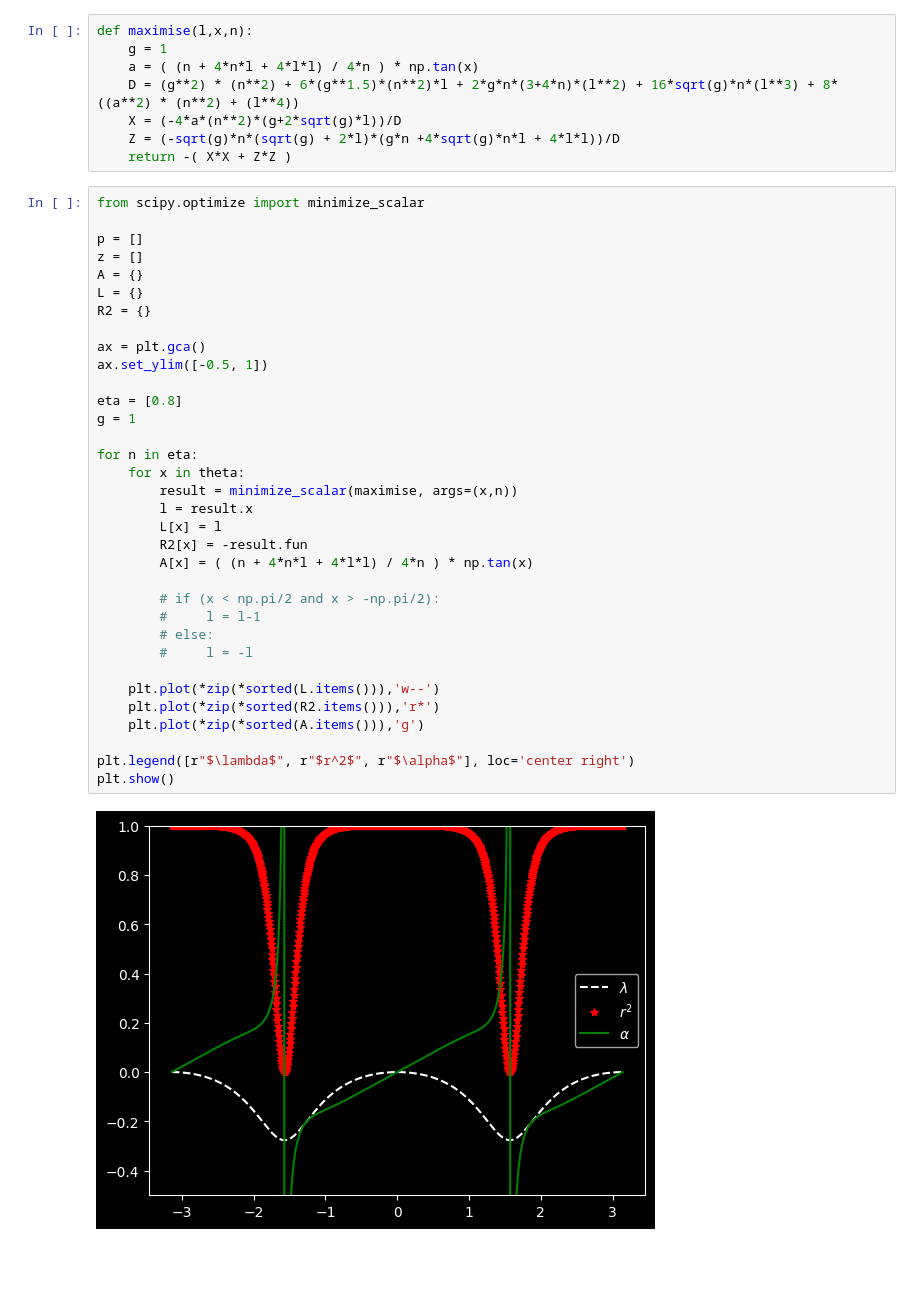
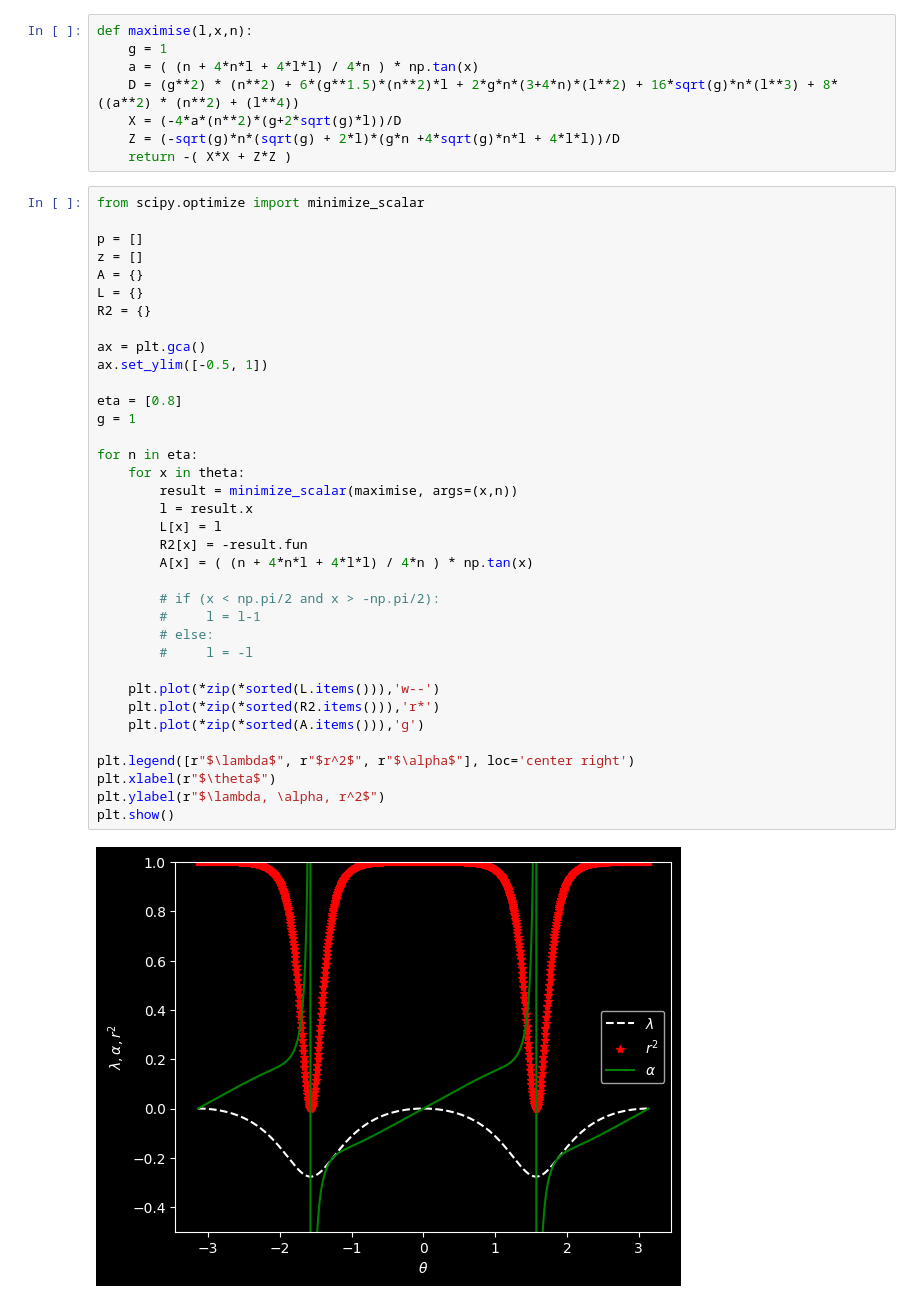
Before and after one commit to vathzen/qmsc-python-project, a Jupyter notebook: Project.ipynb, the cells around one changed output. Cells and saved outputs as stored; diff of their text form; blank space fills up the shorter version.

```diff
--- a/Project.ipynb
+++ b/Project.ipynb
@@ -79,34 +86,36 @@ z = []
 A = {}
 L = {}
 R2 = {}
 
 ax = plt.gca()
 ax.set_ylim([-0.5, 1])
 
 eta = [0.8]
 g = 1
 
 for n in eta:
     for x in theta:
         result = minimize_scalar(maximise, args=(x,n))
         l = result.x
         L[x] = l
         R2[x] = -result.fun
         A[x] = ( (n + 4*n*l + 4*l*l) / 4*n ) * np.tan(x)
 
         # if (x < np.pi/2 and x > -np.pi/2):
         #     l = l-1
         # else:
         #     l = -l
 
     plt.plot(*zip(*sorted(L.items())),'w--')
     plt.plot(*zip(*sorted(R2.items())),'r*')
     plt.plot(*zip(*sorted(A.items())),'g')
 
 plt.legend([r"$\lambda$", r"$r^2$", r"$\alpha$"], loc='center right')
+plt.xlabel(r"$\theta$")
+plt.ylabel(r"$\lambda, \alpha, r^2$")
 plt.show()
 # %% [output]
-[figure, old version]
+[figure, new version]
 # %%
 from scipy.optimize import minimize_scalar
 
```
Also changed, not shown: parts of 3 cells of this notebook.
